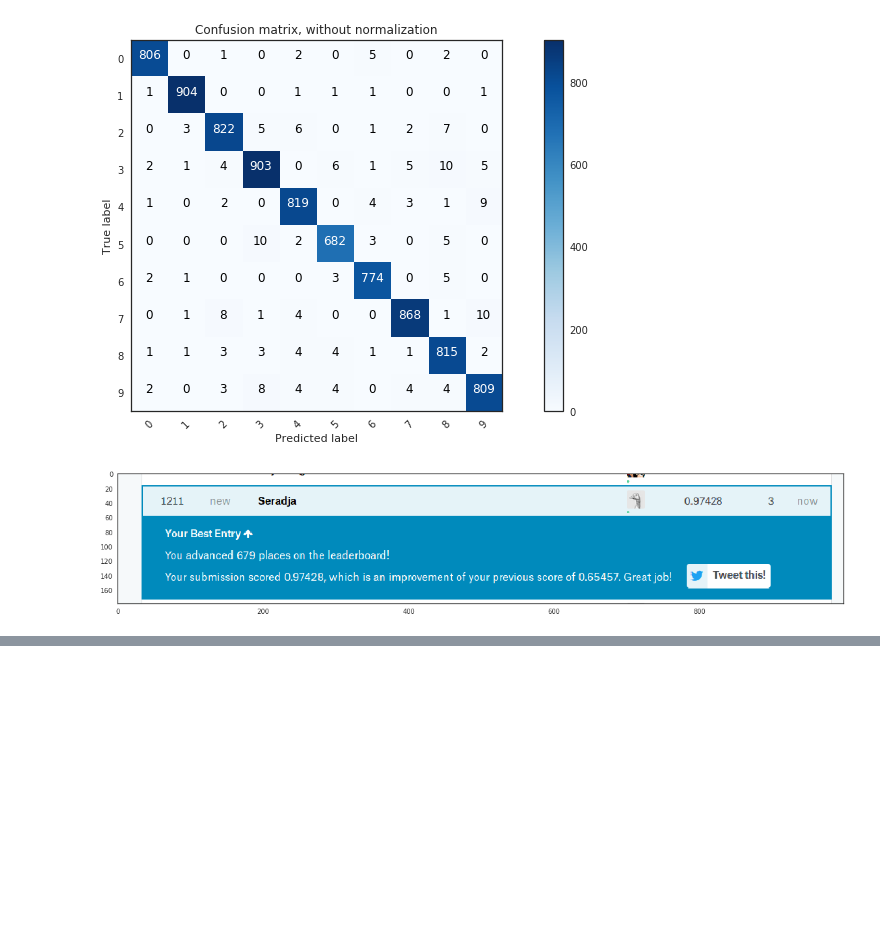
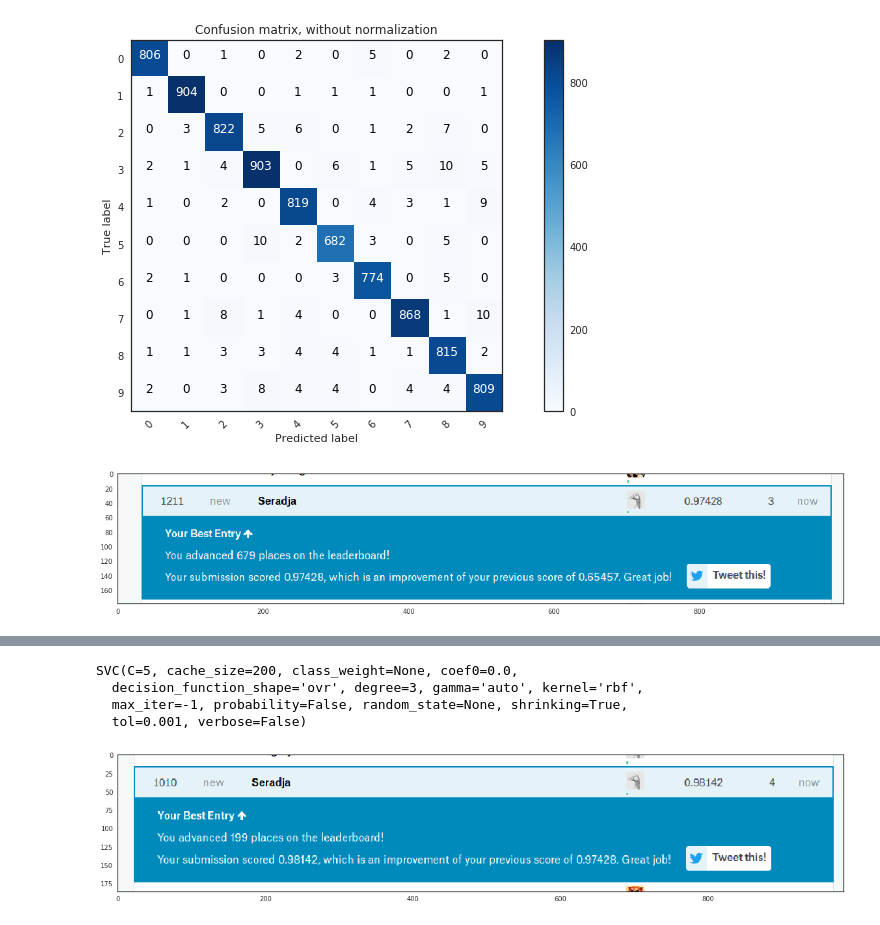
Before and after one commit to MaxVoloskiy/test, a Jupyter notebook: Computer vision/002-digit.ipynb, the cells around one changed output, grey strips where cells are left out. Saved outputs shown, nothing was run; the diff lists cells and outputs as text; code cells hidden in the pictures; blank space fills up the shorter version.

```diff
--- a/Computer vision/002-digit.ipynb
+++ b/Computer vision/002-digit.ipynb
@@ -434,0 +456,7 @@ plt.show();
+# %%
+clf.best_estimator_
+# %% [output]
+SVC(C=5, cache_size=200, class_weight=None, coef0=0.0,
+  decision_function_shape='ovr', degree=3, gamma='auto', kernel='rbf',
+  max_iter=-1, probability=False, random_state=None, shrinking=True,
+  tol=0.001, verbose=False)
@@ -434,0 +470,7 @@ plt.show();
+# %%
+img = mpimg.imread('Kaggle_3.png')
+plt.figure(figsize=(20, 6))
+imgplot = plt.imshow(img)
+plt.show();
+# %% [output]
+[figure, added]
```
Also changed, not shown: parts of 4 cells of this notebook.
